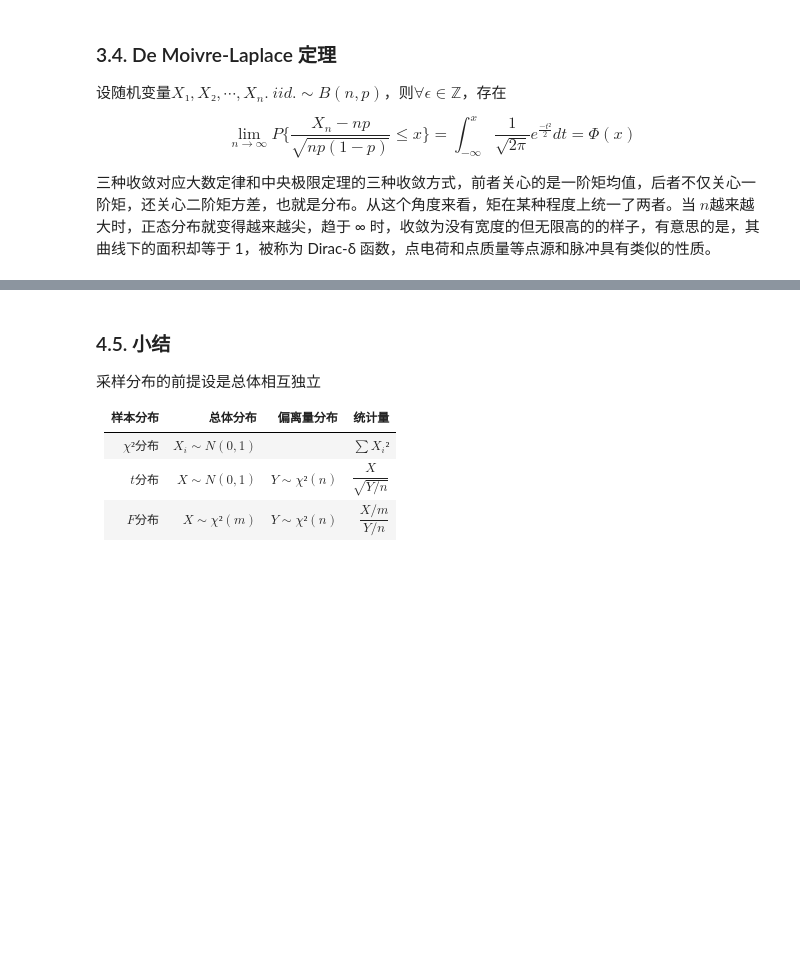
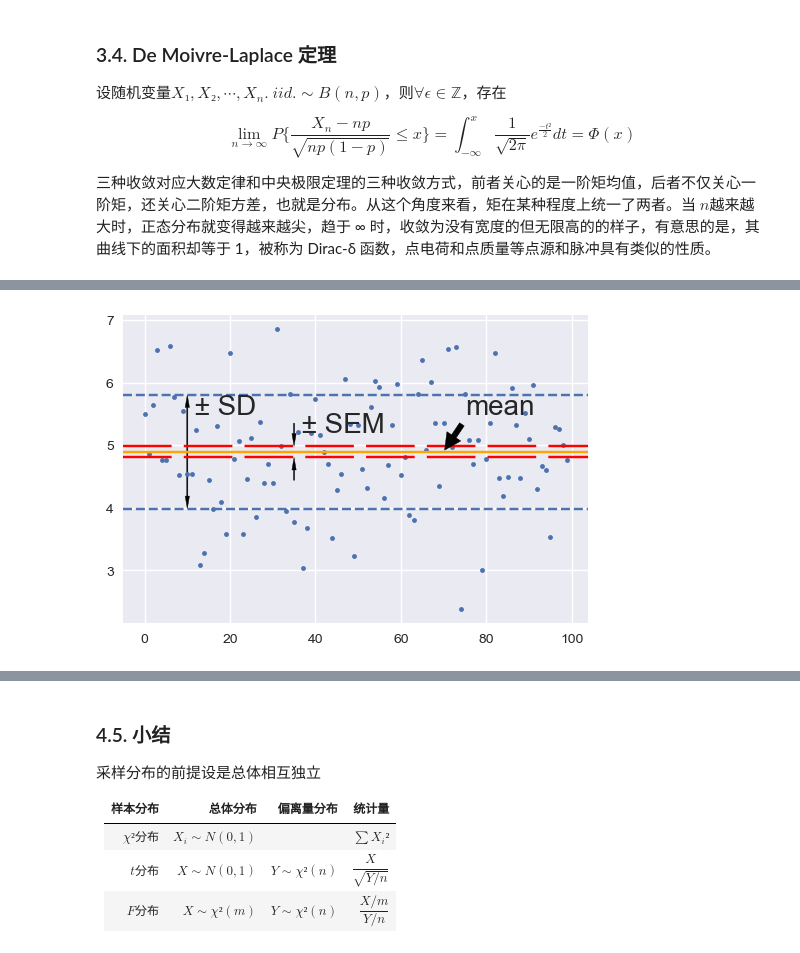
Before and after one commit to ricardo-k-don/blog-bio, a Jupyter notebook: stats/02-统计量与采样.ipynb, the cells around one changed output, grey strips where cells are left out. Drawn from its saved outputs; the diff is of its cells as text; code cells hidden in the pictures; blank space fills up the shorter version.

```diff
--- a/stats/02-统计量与采样.ipynb
+++ b/stats/02-统计量与采样.ipynb
@@ -340,0 +381,45 @@ $$
+# %%
+np.random.seed(42)
+x = np.random.randn(100) + 5
+
+std = np.std(x, ddof=1)
+sem = stats.sem(x)
+
+sd = np.mean(x) + std * np.r_[-1, 1]
+se = np.mean(x) + sem * np.r_[-1, 1]
+
+_, ax = plt.subplots(figsize=(6, 4))
+
+ax.plot(x, '.')
+ax.axhline(np.mean(x), color='orange')
+ax.axhline(sd[0], ls='--')
+ax.axhline(sd[1], ls='--')
+
+dashes = [20, 5]
+ax.axhline(se[0], ls='--', color='r').set_dashes(dashes)
+ax.axhline(se[1], ls='--', color='r').set_dashes(dashes)
+
+arrow = dict(width=0.25,
+             length_includes_head=True,
+             head_length=0.2,
+             head_width=1,
+             color='k')
+
+ax.arrow(10, np.mean(x), 0, std, **arrow)
+ax.arrow(10, np.mean(x), 0, -std, **arrow)
+ax.arrow(35, np.mean(x) - 5 * sem, 0, 4 * sem, **arrow)
+ax.arrow(35, np.mean(x) + 5 * sem, 0, -4 * sem, **arrow)
+
+ax.text(10, 5.5, ' ± SD', fontsize=20)
+ax.text(35, 5.2, ' ± SEM', fontsize=20)
+ax.annotate(text='mean',
+            xy=(70, np.mean(x)),
+            xycoords='data',
+            fontsize=20,
+            xytext=(75, 5.5),
+            textcoords='data',
+            arrowprops=dict(facecolor='black', shrink=0.05))
+
+plt.show()
+# %% [output]
+[figure, added]
```
Also changed, not shown: parts of 8 cells of this notebook, 14 other files.
